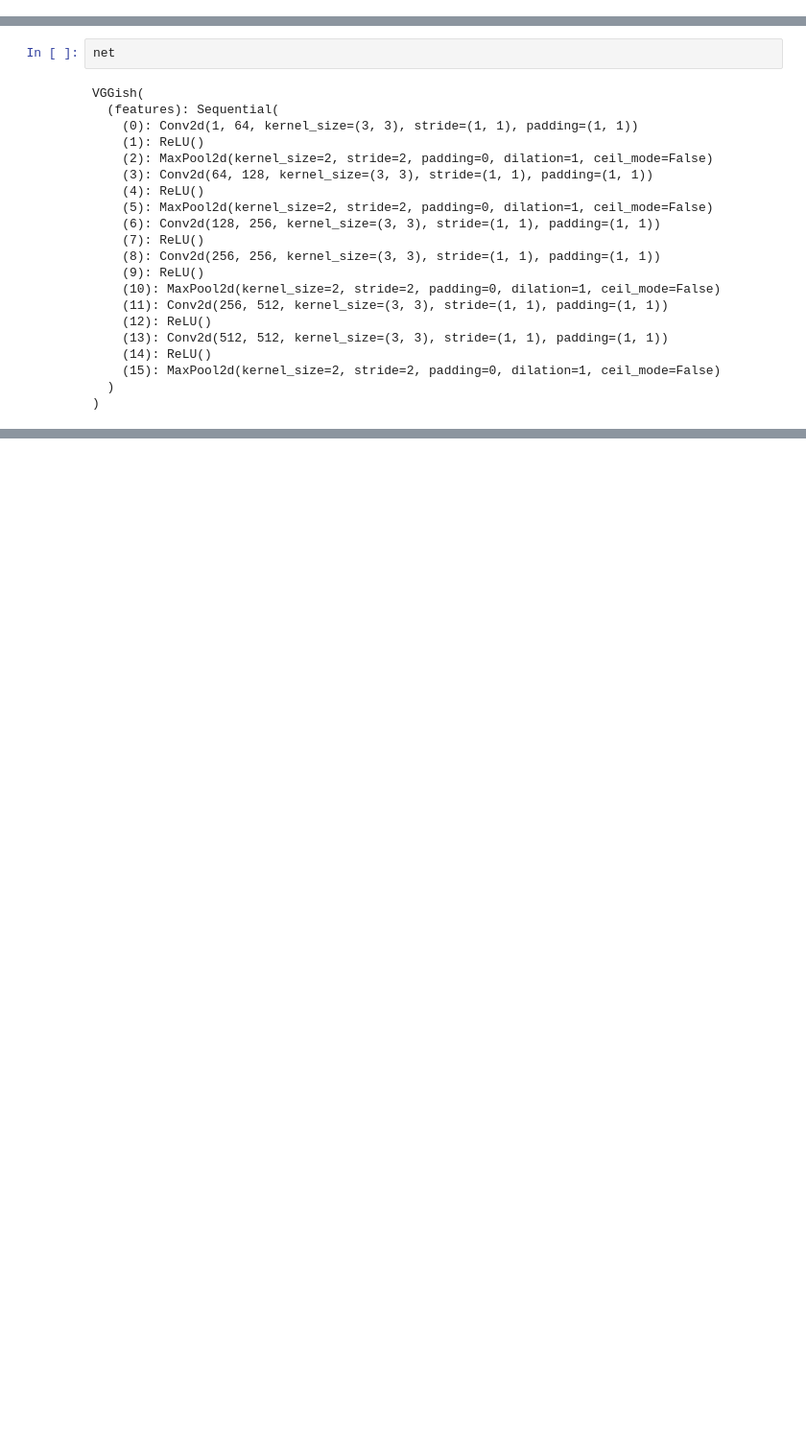
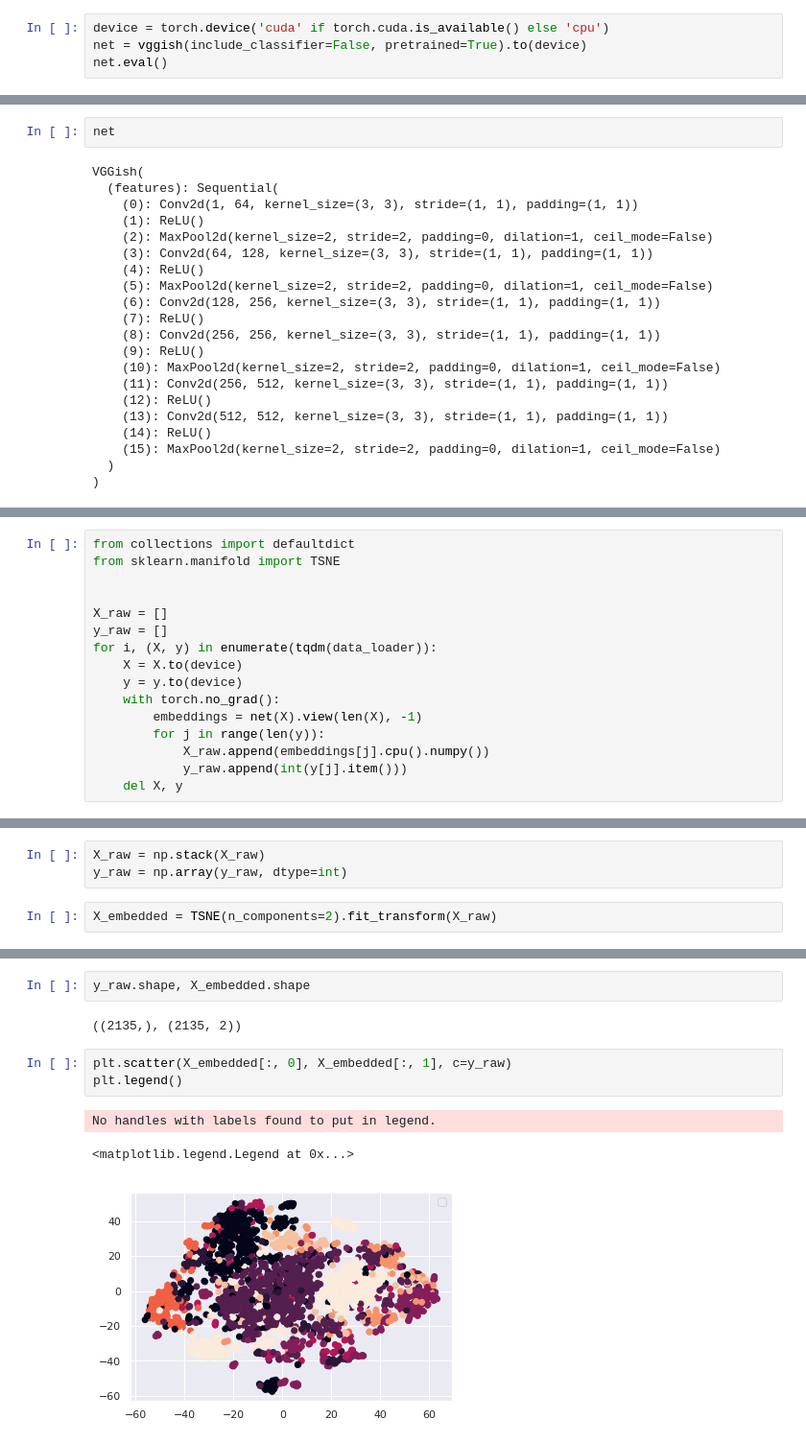
Before and after one commit to 1alexandra/speech, a Jupyter notebook: Sandbox.ipynb, the cells around one changed output, grey strips where cells are left out. Shown: that part at 96% size. Drawn from its saved outputs; the diff is of its cells as text; blank space fills up the shorter version.

```diff
--- a/Sandbox.ipynb
+++ b/Sandbox.ipynb
@@ -57,0 +63,4 @@ net = vggish(include_classifier=False, pretrained=True)
+# %%
+device = torch.device('cuda' if torch.cuda.is_available() else 'cpu')
+net = vggish(include_classifier=False, pretrained=True).to(device)
+net.eval()
@@ -92,0 +123,16 @@ x, net(x).shape
+# %%
+from collections import defaultdict
+from sklearn.manifold import TSNE
+
+
+X_raw = []
+y_raw = []
+for i, (X, y) in enumerate(tqdm(data_loader)):
+    X = X.to(device)
+    y = y.to(device)
+    with torch.no_grad():
+        embeddings = net(X).view(len(X), -1)
+        for j in range(len(y)):
+            X_raw.append(embeddings[j].cpu().numpy())
+            y_raw.append(int(y[j].item()))
+    del X, y
@@ -92,0 +141,5 @@ x, net(x).shape
+# %%
+X_raw = np.stack(X_raw)
+y_raw = np.array(y_raw, dtype=int)
+# %%
+X_embedded = TSNE(n_components=2).fit_transform(X_raw)
@@ -92,0 +156,11 @@ x, net(x).shape
+# %%
+y_raw.shape, X_embedded.shape
+# %% [output]
+((2135,), (2135, 2))
+# %%
+plt.scatter(X_embedded[:, 0], X_embedded[:, 1], c=y_raw)
+plt.legend()
+# %% [output]
+No handles with labels found to put in legend.
+<matplotlib.legend.Legend at 0x...>
+[figure, added]
```
Also changed, not shown: parts of 11 cells of this notebook, 1 other file.
